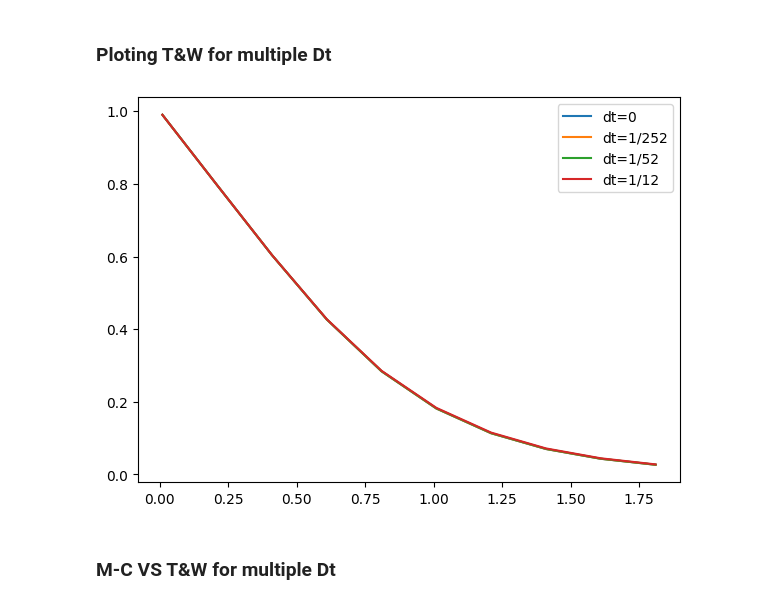
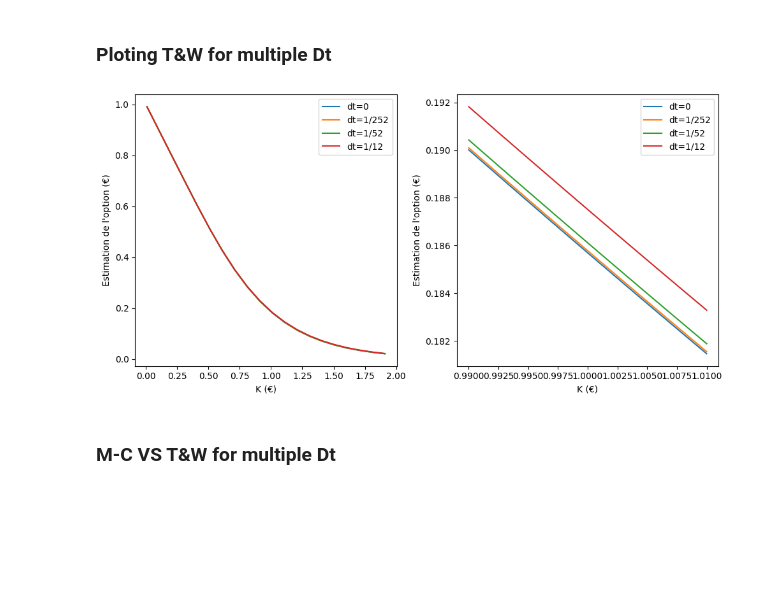
Before and after one commit to Sh3xe/asian-option-pricing, a Jupyter notebook: pricing.ipynb, the cells around one changed output. Saved outputs shown, nothing was run; the diff lists cells and outputs as text; code cells hidden in the pictures; blank space fills up the shorter version.

```diff
--- a/pricing.ipynb
+++ b/pricing.ipynb
@@ -234,23 +234,16 @@ num_paths = 3000 # To be calculated with a real criterion
 critical_value = 1.645
 
 price_paths = price_paths_bs(r, sig, T, S0, num_subdivs, num_paths)
-K_range = np.arange(0.1, 2.0, 0.1)
-approx_vec = np.zeros(K_range.shape)
-std_vec = np.zeros(K_range.shape)
+K_range_zoom, K_range = np.arange(0.99, 1.01, 0.001), np.arange(0.01, 2.0, 0.1)
+approx_vec_zoom, std_vec_zoom = np.zeros(K_range_zoom.shape), np.zeros(K_range_zoom.shape)
+approx_vec, std_vec = np.zeros(K_range.shape), np.zeros(K_range.shape)
+
 for i in range(len(K_range)):
 	approx, std_dev = approx_calc_K(K_range[i], price_paths)
-	approx_vec[i] = approx
-	std_vec[i] = std_dev
+	approx_vec[i], std_vec[i] = approx, std_dev
+for i in range(len(K_range_zoom)):
+	approx_zoom, std_dev_zoom = approx_calc_K(K_range_zoom[i], price_paths)
+	approx_vec_zoom[i], std_vec_zoom[i] = approx_zoom, std_dev_zoom
 
 tnw_approx = call_asian_bs_tnw_dis_vec(r, sig, T, S0, K_range, num_subdivs)
-lower = approx_vec - critical_value * std_vec
-upper = approx_vec + critical_value * std_vec
-plt.plot(K_range, approx_vec, c=RED, label="Éstimateur par variable de contrôle")
-plt.fill_between(K_range, lower, upper, color=FILL_RED, label="Intervalle de confiance 90%")
-
-plt.plot(K_range, tnw_approx, c=BLUE, label="Éstimation T&W")
-plt.xlabel("K")
-plt.ylabel("Éstimation (€)")
-plt.legend()
-plt.savefig("figures/value_vs_K.png", dpi=IMG_DPI)
-plt.show()
+tnw_approx_zoom = call_asian_bs_tnw_dis_vec(r, sig, T, S0, K_range_zoom, num_subdivs)
@@ -324,18 +338,28 @@ plt.show()
 # %% [markdown]
 ### Ploting T&W for multiple Dt
 # %%
-K_range = np.arange(0.01, 2.0, 0.2)
 subdiv_values = [252, 52, 12]
 
-plt.plot(K_range, call_asian_bs_tnw_con_vec(r, sig, T, S0, K_range), label="dt=0")
+fig, axs = plt.subplots(1, 2, figsize=(10, 5))
+axs[0].plot(K_range, call_asian_bs_tnw_con_vec(r, sig, T, S0, K_range), label="dt=0")
+axs[1].plot(K_range_zoom, call_asian_bs_tnw_con_vec(r, sig, T, S0, K_range_zoom), label="dt=0")
 for subdivs in subdiv_values:
 	num_subdivs = T*subdivs
-	plt.plot(K_range, call_asian_bs_tnw_dis_vec(r, sig, T, S0, K_range, num_subdivs), label=f"dt=1/{subdivs}")
-plt.legend()
-plt.savefig("figures/tnw_dts.png", dpi=IMG_DPI)
+	axs[0].plot(K_range, call_asian_bs_tnw_dis_vec(r, sig, T, S0, K_range, num_subdivs), label=f"dt=1/{subdivs}")
+	axs[1].plot(K_range_zoom, call_asian_bs_tnw_dis_vec(r, sig, T, S0, K_range_zoom, num_subdivs), label=f"dt=1/{subdivs}")
+
+axs[0].set_xlabel("K (€)")
+axs[1].set_xlabel("K (€)")
+axs[0].set_ylabel("Estimation de l'option (€)")
+axs[1].set_ylabel("Estimation de l'option (€)")
+axs[0].legend()
+axs[1].legend()
+
+plt.tight_layout()
+plt.savefig("figures/tnw_dts_pls_zoom.png", dpi=IMG_DPI)
 plt.show()
 # %% [output]
-[figure, old version]
+[figure, new version]
 # %% [markdown]
 ### M-C VS T&W for multiple Dt
 # %%
```
Also changed, not shown: parts of 9 cells of this notebook.
